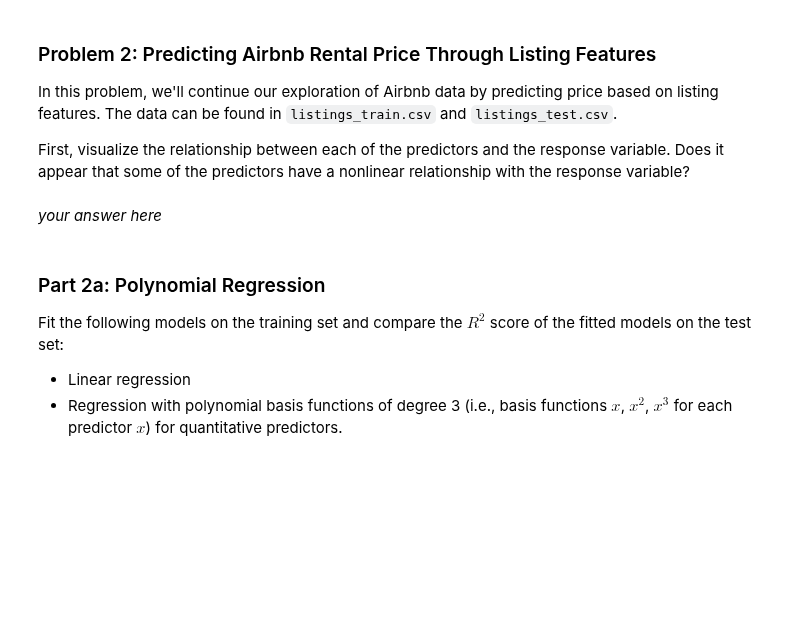
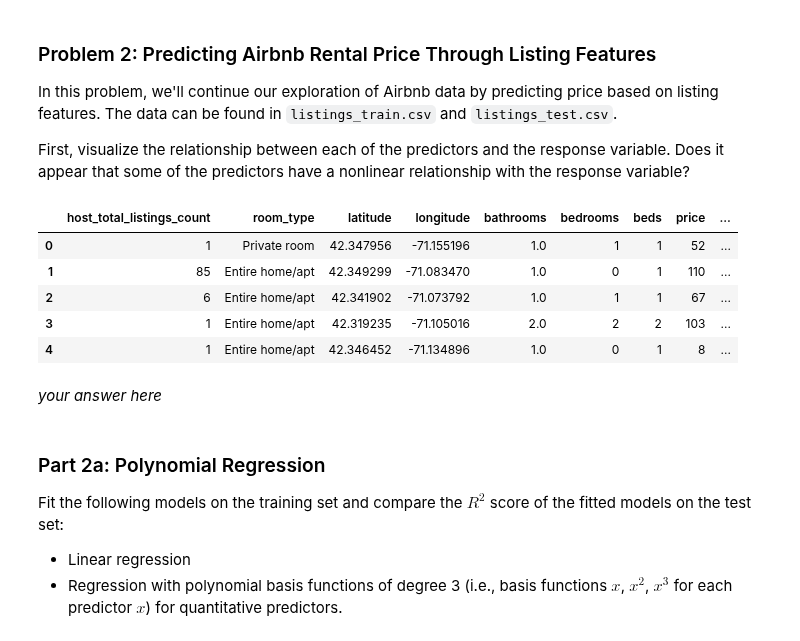
Before and after one commit to medeirosf/2020-CS109B, a Jupyter notebook: content/homeworks/hw01/notebook/cs109b_hw1_edited.ipynb, the cells around one changed output. Saved outputs shown, nothing was run; the diff lists cells and outputs as text; code cells hidden in the pictures; blank space fills up the shorter version.

```diff
--- a/content/homeworks/hw01/notebook/cs109b_hw1_edited.ipynb
+++ b/content/homeworks/hw01/notebook/cs109b_hw1_edited.ipynb
@@ -278,3 +383,12 @@ In this problem, we'll continue our exploration of Airbnb data by predicting pri
 First, visualize the relationship between each of the predictors and the response variable. Does it appear that some of the predictors have a nonlinear relationship with the response variable?
 # %%
 #your code here
+list_train = pd.read_csv("../data/listings_train.csv");
+list_train.head()
+# %% [output]
+|  | host_total_listings_count | room_type | latitude | longitude | bathrooms | bedrooms | beds | price | ... |
+| 0 | 1 | Private room | 42.347956 | -71.155196 | 1.0 | 1 | 1 | 52 | ... |
+| 1 | 85 | Entire home/apt | 42.349299 | -71.083470 | 1.0 | 0 | 1 | 110 | ... |
+| 2 | 6 | Entire home/apt | 42.341902 | -71.073792 | 1.0 | 1 | 1 | 67 | ... |
+| 3 | 1 | Entire home/apt | 42.319235 | -71.105016 | 2.0 | 2 | 2 | 103 | ... |
+| 4 | 1 | Entire home/apt | 42.346452 | -71.134896 | 1.0 | 0 | 1 | 8 | ... |
@@ -281,5 +399,8 @@ First, visualize the relationship between each of the predictors and the respons
 # %% [markdown]
-_your answer here_
+_your answer here_<br />
+<font color='blue'>
+
+</font>
 # %% [markdown]
 ### Part 2a: Polynomial Regression
 
```
Also changed, not shown: parts of 22 cells of this notebook.
